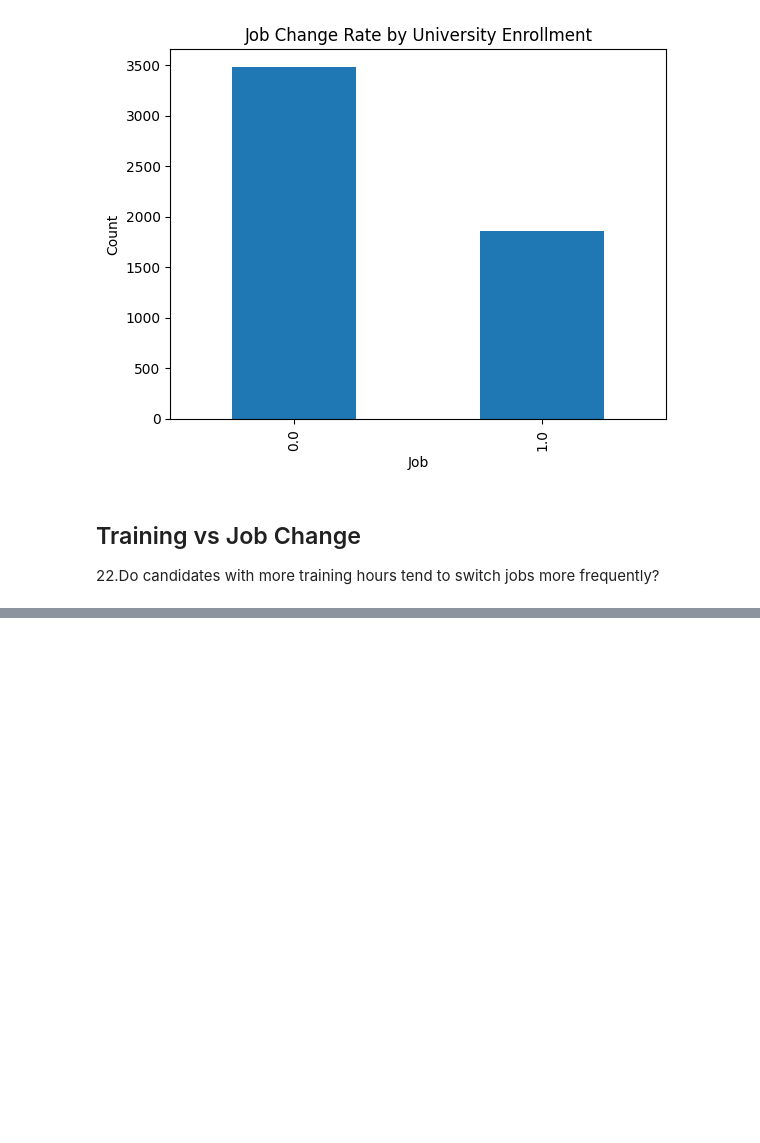
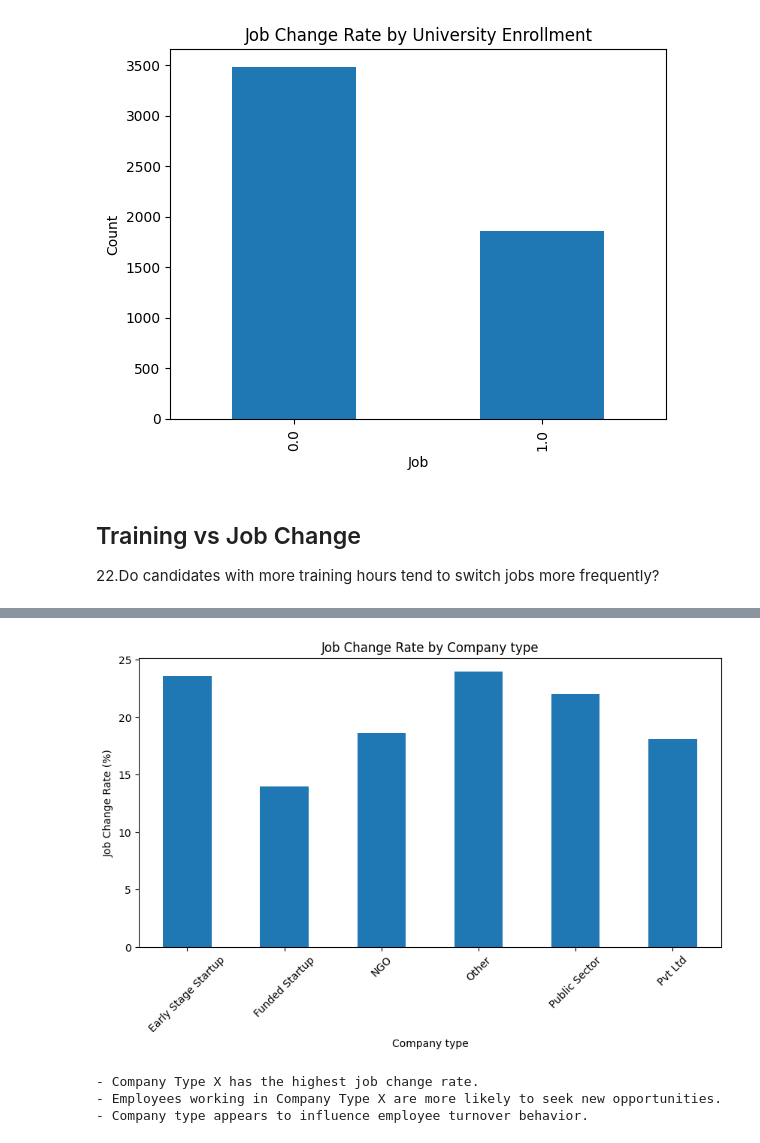
Before and after one commit to sujal-chauhan2006/EDA-Projects, a Jupyter notebook: HR_Analytics_Job_Change_EDA/HR_Analytics_Job_Change_EDA.ipynb, the cells around one changed output, grey strips where cells are left out. Saved outputs shown, nothing was run; the diff lists cells and outputs as text; code cells hidden in the pictures; blank space fills up the shorter version.

```diff
--- a/HR_Analytics_Job_Change_EDA/HR_Analytics_Job_Change_EDA.ipynb
+++ b/HR_Analytics_Job_Change_EDA/HR_Analytics_Job_Change_EDA.ipynb
@@ -321,0 +422,24 @@ plt.show()
+# %%
+# 24
+
+highest_turnover = df.groupby('company_type')['target'].mean() * 100
+highest_turnover
+
+plt.figure(figsize=(10,5))
+highest_turnover.plot(kind='bar')
+plt.title('Job Change Rate by Company type')
+plt.xlabel('Company type')
+plt.ylabel('Job Change Rate (%)')
+plt.xticks(rotation=45)
+plt.show()
+
+print('''
+- Company Type X has the highest job change rate.
+- Employees working in Company Type X are more likely to seek new opportunities.
+- Company type appears to influence employee turnover behavior.
+''')
+# %% [output]
+[figure, added]
+- Company Type X has the highest job change rate.
+- Employees working in Company Type X are more likely to seek new opportunities.
+- Company type appears to influence employee turnover behavior.
```
Also changed, not shown: parts of 18 cells of this notebook.
